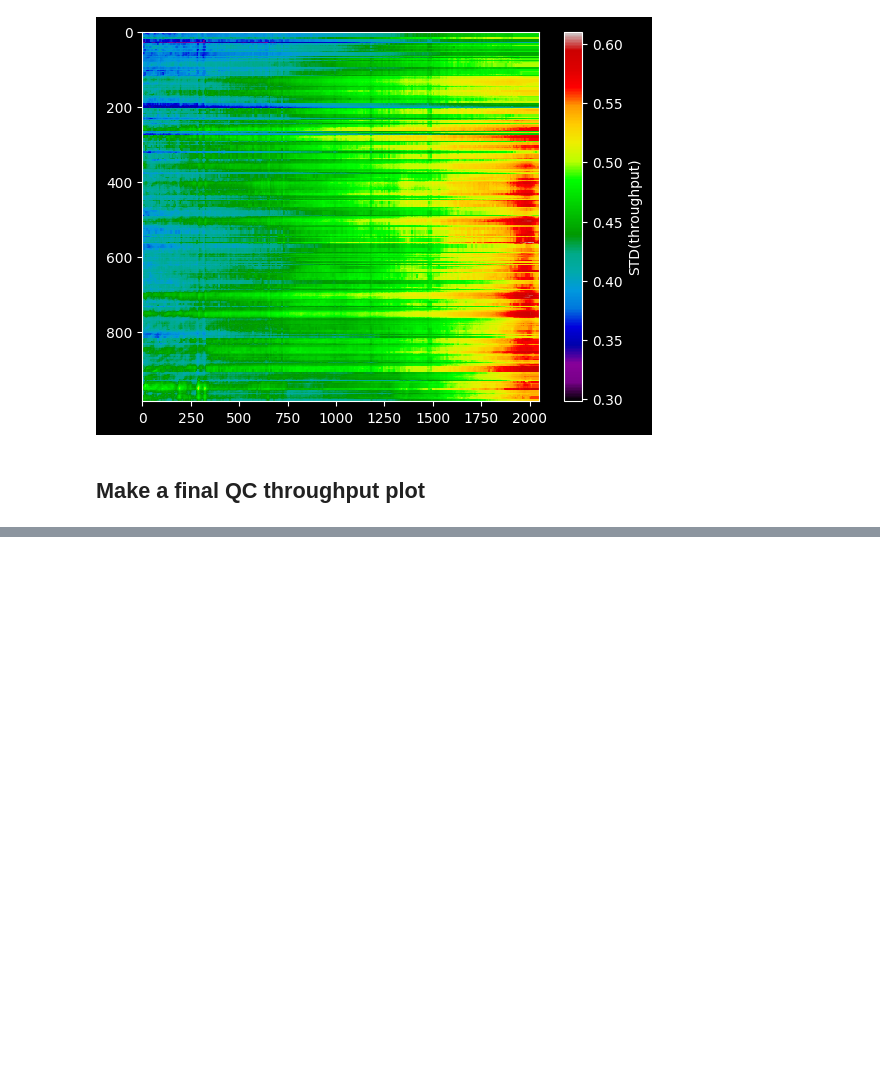
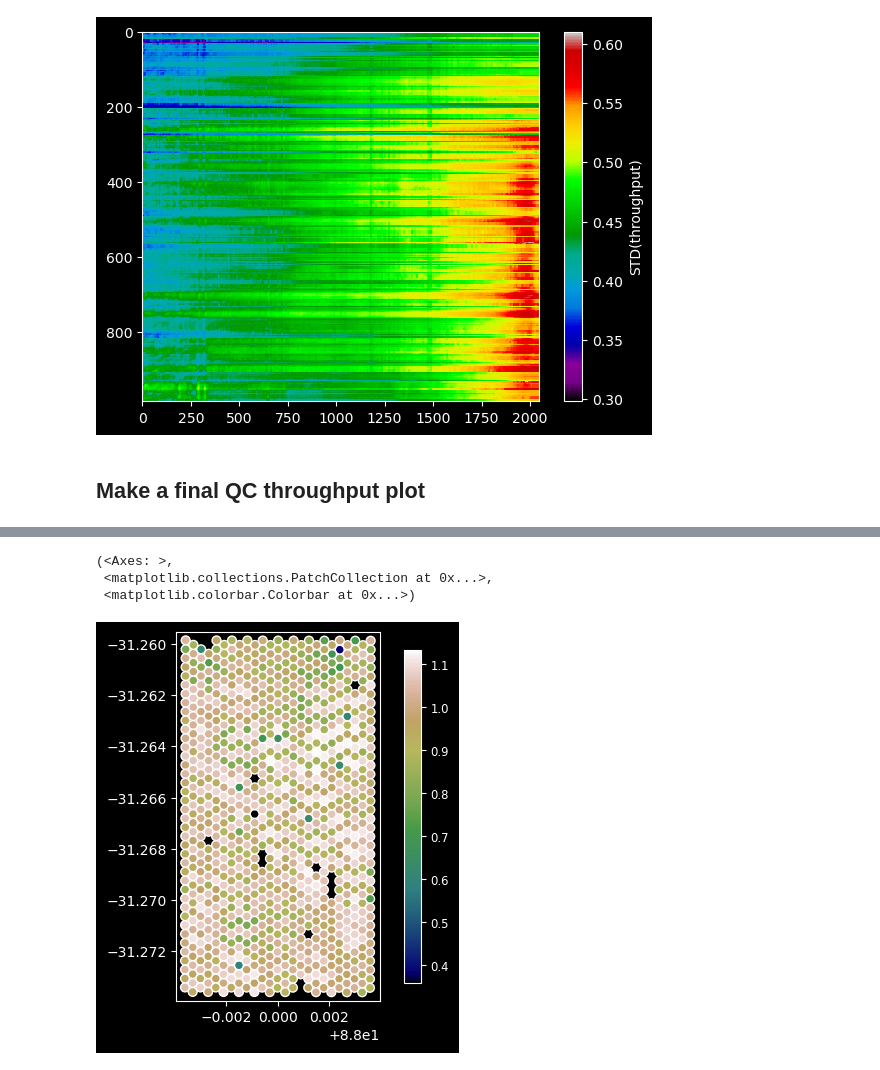
Before and after one commit to pykoala/pykoala, a Jupyter notebook: tutorials/create_combined_throughput.ipynb, the cells around one changed output, grey strips where cells are left out. Drawn from its saved outputs; the diff is of its cells as text; code cells hidden in the pictures; blank space fills up the shorter version.

```diff
--- a/tutorials/create_combined_throughput.ipynb
+++ b/tutorials/create_combined_throughput.ipynb
@@ -118,0 +119,13 @@ Figure(1000x800)
+# %%
+from pykoala.plotting.utils import plot_fibres_on_ax
+
+fig, ax = plt.subplots()
+ax.set_aspect("equal")
+plot_fibres_on_ax(fig, ax, rss=skyflat_rss[0],
+                   data=np.nanmedian(combined_throughput_corr.throughput.throughput_data, axis=1),
+                   fibre_diam=1.25 / 3600)
+# %% [output]
+(<Axes: >,
+ <matplotlib.collections.PatchCollection at 0x...>,
+ <matplotlib.colorbar.Colorbar at 0x...>)
+[figure, added]
```
Also changed, not shown: parts of 8 cells of this notebook.
